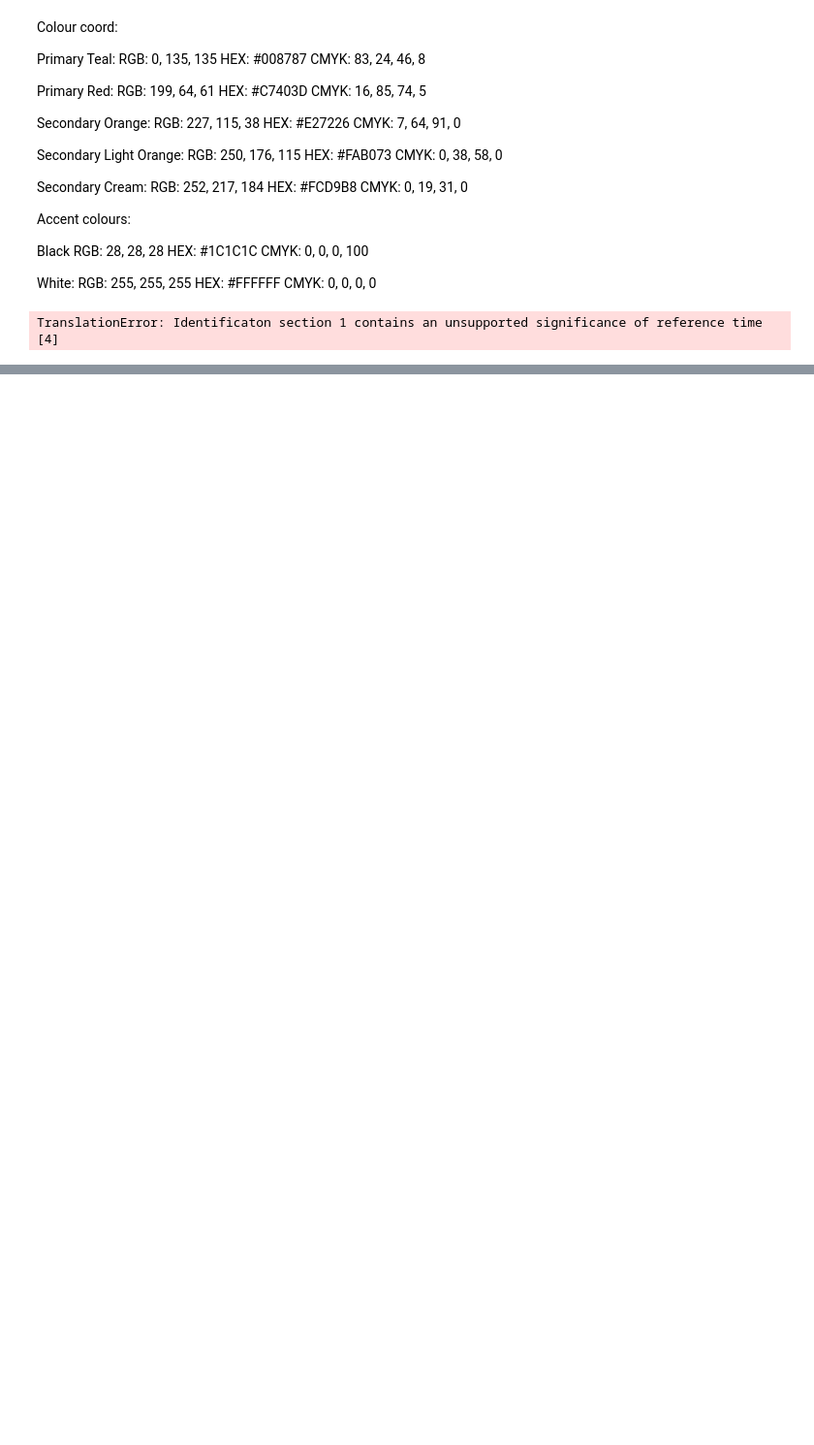
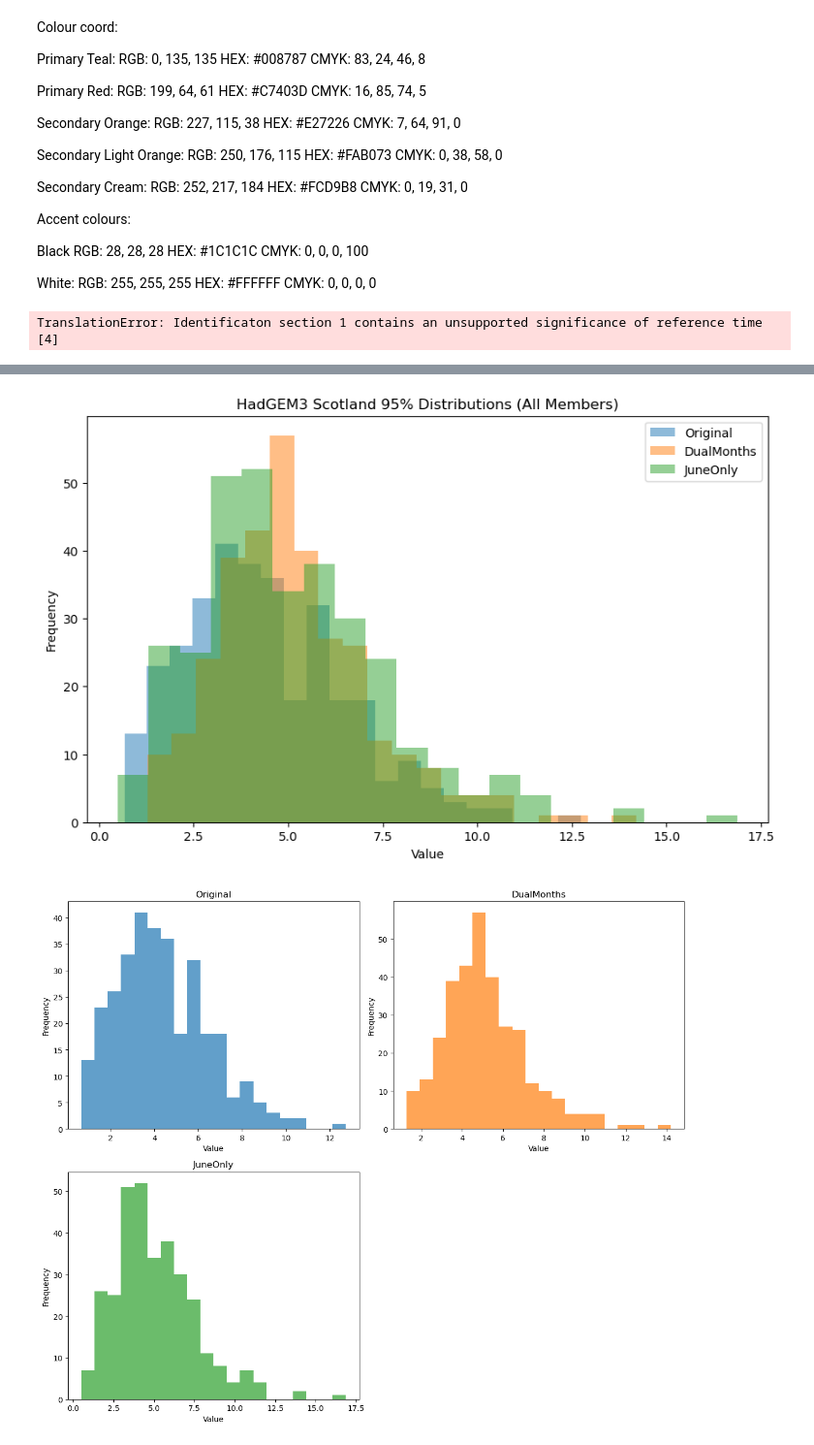
Before and after one commit to chantelleburton/SoW, a Jupyter notebook: explore_DataPrep.ipynb, the cells around one changed output, grey strips where cells are left out. Shown at 97% size. Cells and saved outputs as stored; diff of their text form; code cells hidden in the pictures; blank space fills up the shorter version.

```diff
--- a/explore_DataPrep.ipynb
+++ b/explore_DataPrep.ipynb
@@ -480,0 +563,62 @@ print(float(np.array(era5_cube.data)))
+# %%
+import glob
+import numpy as np
+import matplotlib.pyplot as plt
+
+# File patterns for each group
+orig_pattern = "/data/scratch/bob.potts/sowf/test_output/Baseline/HadGEM3_FWI_1960-2013_Scotland_[1-9,1][0-5]_95%.dat"
+updated_pattern = "/data/scratch/bob.potts/sowf/test_output/Baseline/HadGEM3_FWI_1960-2013_Scotland_Updated_[1-9,1][0-5]_95%.dat"
+june_pattern = "/data/scratch/bob.potts/sowf/test_output/Baseline/HadGEM3_FWI_1960-2013_Scotland_JuneOnly_[1-9,1][0-5]_95%.dat"
+
+# Helper to load and concatenate all .dat files for a pattern
+def load_group(pattern):
+    files = sorted(glob.glob(pattern))
+    data = []
+    for f in files:
+        try:
+            arr = np.loadtxt(f)
+            data.append(arr)
+        except Exception as e:
+            print(f"Error loading {f}: {e}")
+    if data:
+        return np.concatenate(data)
+    else:
+        return np.array([])
+
+# Load all groups
+data_orig = load_group("/data/scratch/bob.potts/sowf/test_output/Baseline/HadGEM3_FWI_1960-2013_Scotland_[1-9,1][0-5]_95%.dat")
+data_updated = load_group("/data/scratch/bob.potts/sowf/test_output/Baseline/HadGEM3_FWI_1960-2013_Scotland_Updated_[1-9,1][0-5]_95%.dat")
+data_june = load_group("/data/scratch/bob.potts/sowf/test_output/Baseline/HadGEM3_FWI_1960-2013_Scotland_JuneOnly_[1-9,1][0-5]_95%.dat")
+
+# Plot all on one figure
+plt.figure(figsize=(10,6))
+plt.hist(data_orig, bins=20, alpha=0.5, label='Original')
+plt.hist(data_updated, bins=20, alpha=0.5, label='DualMonths')
+plt.hist(data_june, bins=20, alpha=0.5, label='JuneOnly')
+plt.xlabel('Value')
+plt.ylabel('Frequency')
+plt.title('HadGEM3 Scotland 95% Distributions (All Members)')
+plt.legend()
+plt.show()
+
+# Plot each group individually in a 2x2 grid
+fig, axs = plt.subplots(2, 2, figsize=(12, 10))
+axs = axs.flatten()
+axs[0].hist(data_orig, bins=20, alpha=0.7, color='C0')
+axs[0].set_title('Original')
+axs[0].set_xlabel('Value')
+axs[0].set_ylabel('Frequency')
+axs[1].hist(data_updated, bins=20, alpha=0.7, color='C1')
+axs[1].set_title('DualMonths')
+axs[1].set_xlabel('Value')
+axs[1].set_ylabel('Frequency')
+axs[2].hist(data_june, bins=20, alpha=0.7, color='C2')
+axs[2].set_title('JuneOnly')
+axs[2].set_xlabel('Value')
+axs[2].set_ylabel('Frequency')
+axs[3].axis('off')
+plt.tight_layout()
+plt.show()
+# %% [output]
+[figure, added]
+[figure, added]
```
Also changed, not shown: parts of 2 cells of this notebook.
